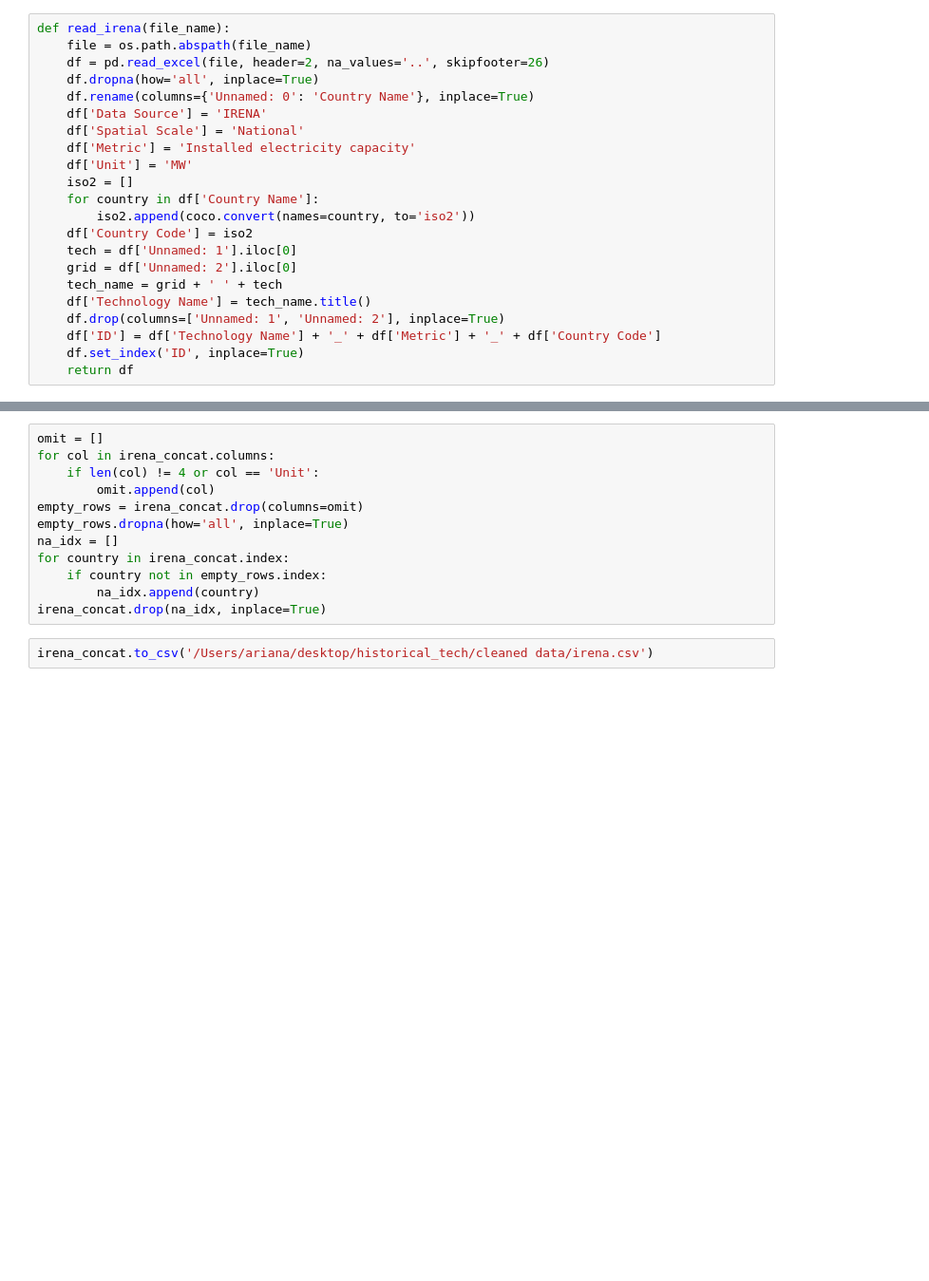
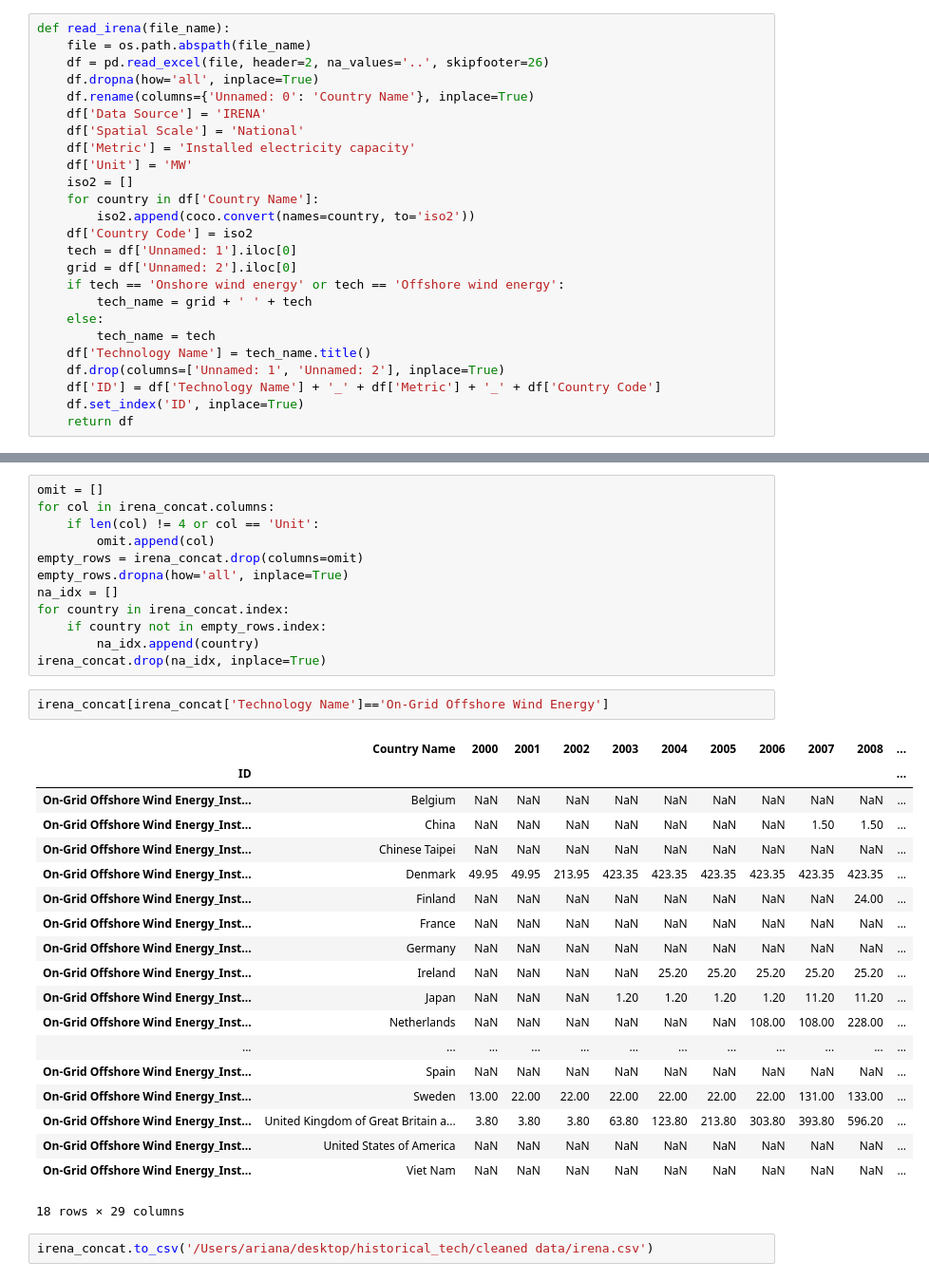
Before and after one commit to ariana848/historical_tech, a Jupyter notebook: reading files/read_irena.ipynb, the cells around one changed output, grey strips where cells are left out. Shown at 95% size. Saved outputs shown, nothing was run; the diff lists cells and outputs as text; blank space fills up the shorter version.

```diff
--- a/reading files/read_irena.ipynb
+++ b/reading files/read_irena.ipynb
@@ -29,7 +34,10 @@ def read_irena(file_name):
     df['Country Code'] = iso2
     tech = df['Unnamed: 1'].iloc[0]
     grid = df['Unnamed: 2'].iloc[0]
-    tech_name = grid + ' ' + tech
+    if tech == 'Onshore wind energy' or tech == 'Offshore wind energy':
+        tech_name = grid + ' ' + tech
+    else:
+        tech_name = tech
     df['Technology Name'] = tech_name.title()
     df.drop(columns=['Unnamed: 1', 'Unnamed: 2'], inplace=True)
     df['ID'] = df['Technology Name'] + '_' + df['Metric'] + '_' + df['Country Code']
@@ -54,5 +62,27 @@ for country in irena_concat.index:
     if country not in empty_rows.index:
         na_idx.append(country)
 irena_concat.drop(na_idx, inplace=True)
+# %%
+irena_concat[irena_concat['Technology Name']=='On-Grid Offshore Wind Energy']
+# %% [output]
+|  | Country Name | 2000 | 2001 | 2002 | 2003 | 2004 | 2005 | 2006 | 2007 | 2008 | ... |
+| ID |  |  |  |  |  |  |  |  |  |  | ... |
+| On-Grid Offshore Wind Energy_Inst... | Belgium | NaN | NaN | NaN | NaN | NaN | NaN | NaN | NaN | NaN | ... |
+| On-Grid Offshore Wind Energy_Inst... | China | NaN | NaN | NaN | NaN | NaN | NaN | NaN | 1.50 | 1.50 | ... |
+| On-Grid Offshore Wind Energy_Inst... | Chinese Taipei | NaN | NaN | NaN | NaN | NaN | NaN | NaN | NaN | NaN | ... |
+| On-Grid Offshore Wind Energy_Inst... | Denmark | 49.95 | 49.95 | 213.95 | 423.35 | 423.35 | 423.35 | 423.35 | 423.35 | 423.35 | ... |
+| On-Grid Offshore Wind Energy_Inst... | Finland | NaN | NaN | NaN | NaN | NaN | NaN | NaN | NaN | 24.00 | ... |
+| On-Grid Offshore Wind Energy_Inst... | France | NaN | NaN | NaN | NaN | NaN | NaN | NaN | NaN | NaN | ... |
+| On-Grid Offshore Wind Energy_Inst... | Germany | NaN | NaN | NaN | NaN | NaN | NaN | NaN | NaN | NaN | ... |
+| On-Grid Offshore Wind Energy_Inst... | Ireland | NaN | NaN | NaN | NaN | 25.20 | 25.20 | 25.20 | 25.20 | 25.20 | ... |
+| On-Grid Offshore Wind Energy_Inst... | Japan | NaN | NaN | NaN | 1.20 | 1.20 | 1.20 | 1.20 | 11.20 | 11.20 | ... |
+| On-Grid Offshore Wind Energy_Inst... | Netherlands | NaN | NaN | NaN | NaN | NaN | NaN | 108.00 | 108.00 | 228.00 | ... |
+| ... | ... | ... | ... | ... | ... | ... | ... | ... | ... | ... | ... |
+| On-Grid Offshore Wind Energy_Inst... | Spain | NaN | NaN | NaN | NaN | NaN | NaN | NaN | NaN | NaN | ... |
+| On-Grid Offshore Wind Energy_Inst... | Sweden | 13.00 | 22.00 | 22.00 | 22.00 | 22.00 | 22.00 | 22.00 | 131.00 | 133.00 | ... |
+| On-Grid Offshore Wind Energy_Inst... | United Kingdom of Great Britain a... | 3.80 | 3.80 | 3.80 | 63.80 | 123.80 | 213.80 | 303.80 | 393.80 | 596.20 | ... |
+| On-Grid Offshore Wind Energy_Inst... | United States of America | NaN | NaN | NaN | NaN | NaN | NaN | NaN | NaN | NaN | ... |
+| On-Grid Offshore Wind Energy_Inst... | Viet Nam | NaN | NaN | NaN | NaN | NaN | NaN | NaN | NaN | NaN | ... |
+18 rows × 29 columns
 # %%
 irena_concat.to_csv('/Users/ariana/desktop/historical_tech/cleaned data/irena.csv')
```
Also changed, not shown: parts of 1 cell of this notebook, 23 other files.
